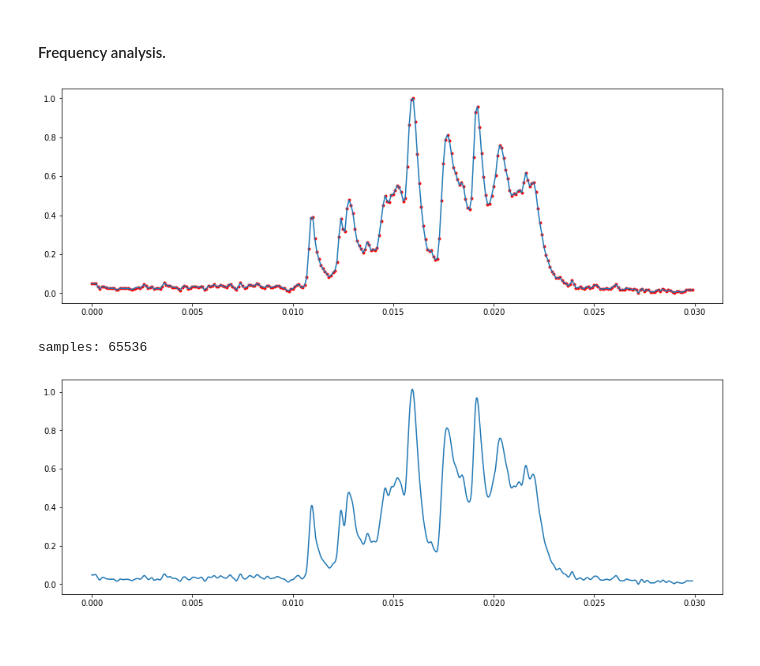
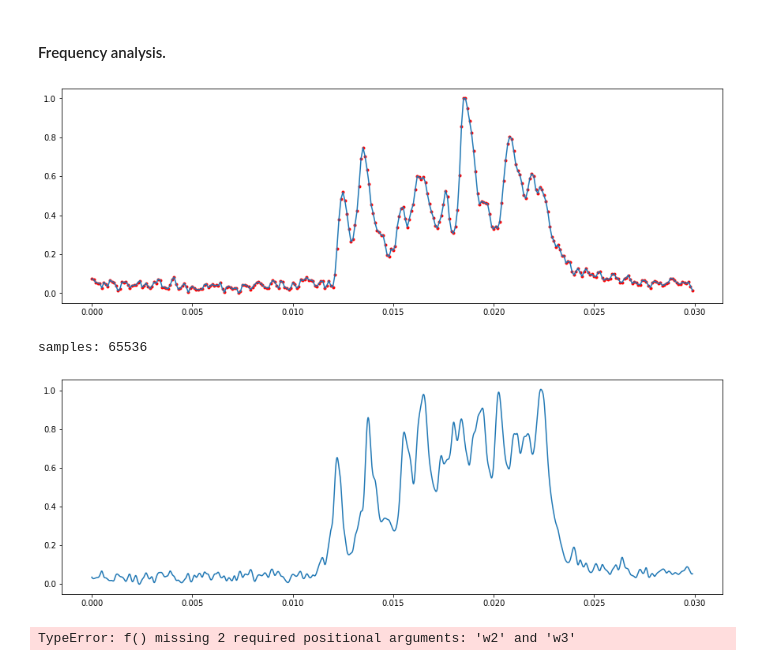
Before and after one commit to jrugis/cell_tools_historical, a Jupyter notebook: IMAGING/notebooks/apical_post_processing_analysis.ipynb, the cells around one changed output. Cells and saved outputs as stored; diff of their text form; code cells hidden in the pictures.

```diff
--- a/IMAGING/notebooks/apical_post_processing_analysis.ipynb
+++ b/IMAGING/notebooks/apical_post_processing_analysis.ipynb
@@ -85,25 +85,25 @@ A = tscale * np.transpose(np.genfromtxt("../results/" + results_sel + "/" + regi
 # %%
 %matplotlib inline
 
 tmin = np.min(A[0])
 tmax = np.max(A[0])
 trng = tmax-tmin
 
-idx = 1
+idx = 2
 dmin = np.min(A[idx])
 dmax = np.max(A[idx])
 drng = dmax-dmin
 
 fig, ax = plt.subplots(nrows=1, ncols=1, figsize = [15, 5])
 X = A[0]
 Y = (A[idx]-dmin) / drng  # normalized to range(0, 1.0)
 ax.plot(X,Y, 'r.')
 ax.plot(X,Y)
 
 plt.show()
 plt.close() # frees up memory
 # %% [output]
-[figure, old version]
+[figure, new version]
 # %%
 n = 16
 p = 2**n
@@ -119,7 +119,9 @@ plt.show()
 plt.close() # frees up memory
 # %% [output]
 samples: 65536
-[figure, old version]
+[figure, new version]
 # %%
 
 write("../results/" + results_sel + "/data" + str(idx) + ".wav", int(p/trng), f(Xnew))
+# %% [output]
+TypeError: f() missing 2 required positional arguments: 'w2' and 'w3'
```
Also changed, not shown: 2 other files.
